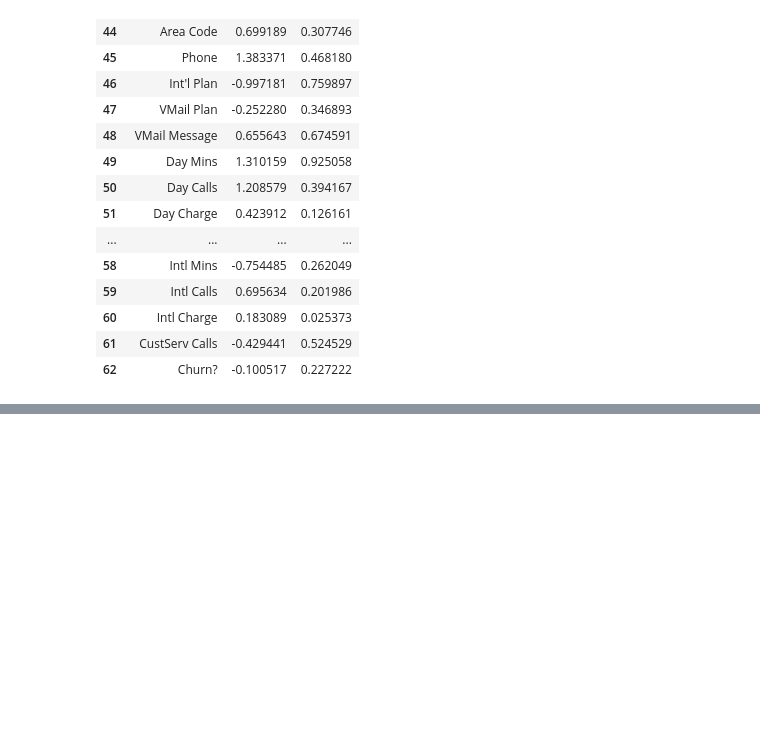
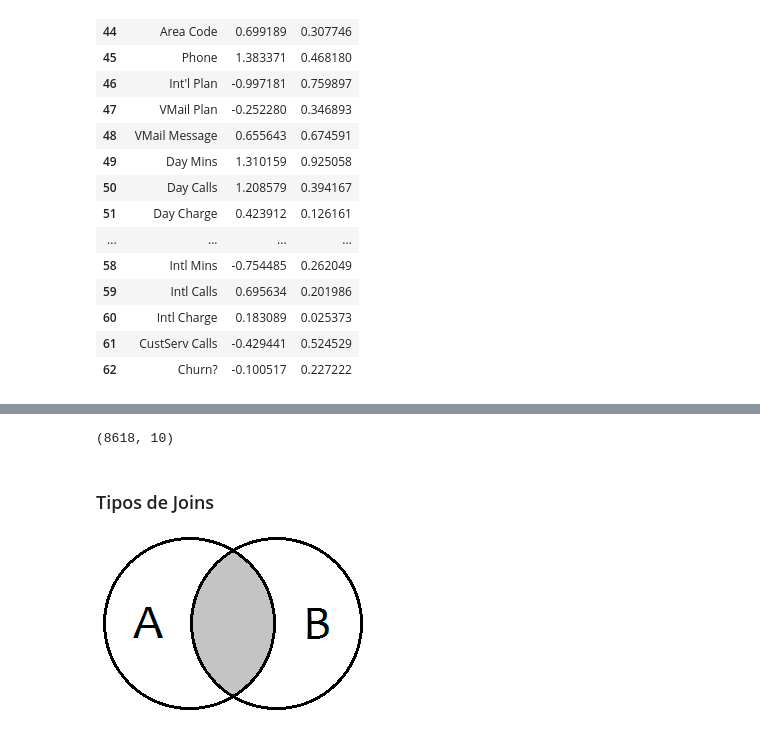
Before and after one commit to slopezv2/machilelearningpy, a Jupyter notebook: Seccion5.ipynb, the cells around one changed output, grey strips where cells are left out. Cells and saved outputs as stored; diff of their text form; code cells hidden in the pictures; blank space fills up the shorter version.

```diff
--- a/Seccion5.ipynb
+++ b/Seccion5.ipynb
@@ -634,0 +1419,6 @@ new_data
+# %%
+data_final.shape
+# %% [output]
+(8618, 10)
+# %% [markdown]
+### Tipos de Joins
@@ -634,0 +1427,5 @@ new_data
+# %%
+basePath = "C:/Users/sebas/Downloads/python-ml-course-master/notebooks/resources"
+Image(filename=basePath+"/inner-join.png")
+# %% [output]
+[figure, added]
```
Also changed, not shown: parts of 150 cells of this notebook.
